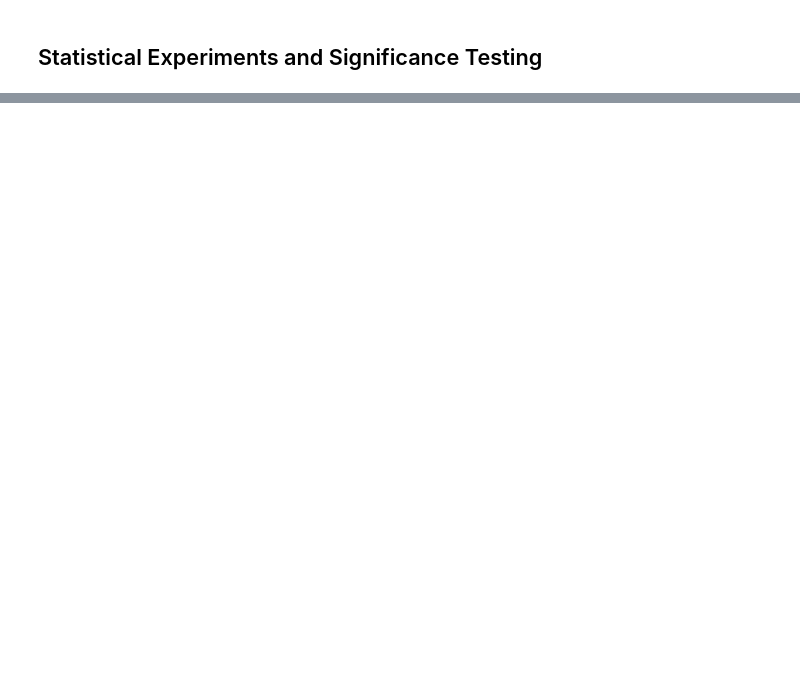
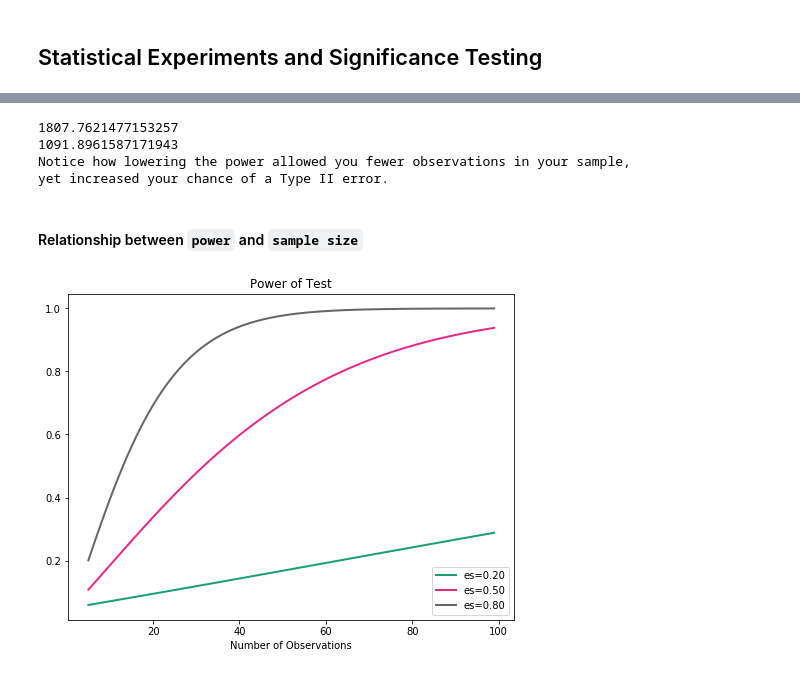
Before and after one commit to Nickwugp/prep_stats, a Jupyter notebook: stats.ipynb, the cells around one changed output, grey strips where cells are left out. Saved outputs shown, nothing was run; the diff lists cells and outputs as text; code cells hidden in the pictures; blank space fills up the shorter version.

```diff
--- a/stats.ipynb
+++ b/stats.ipynb
@@ -420,0 +640,46 @@ x| 	y| 	x| 	y| 	x| 	y| 	x| 	y
+# %%
+# Standardize the effect of a conversion rate increase from 20% to 25% success
+from statsmodels.stats.proportion import proportion_effectsize
+std_effect = proportion_effectsize(.2, .25)
+
+# 5% significance and 95% power
+from statsmodels.stats.power import  zt_ind_solve_power
+sample_size = zt_ind_solve_power(
+    effect_size=std_effect,
+    nobs1=None,
+    alpha=.05,
+    power=.95
+)
+print(sample_size)
+
+sample_size2 = zt_ind_solve_power(
+    effect_size=std_effect,
+    nobs1=None,
+    alpha=.05,
+    power=.8
+)
+print(sample_size2)
+
+''' \  continuation character(句末续行符) '''
+print("Notice how lowering the power allowed you fewer observations in your sample, \
+\nyet increased your chance of a Type II error.")
+# %% [output]
+1807.7621477153257
+1091.8961587171943
+Notice how lowering the power allowed you fewer observations in your sample,
+yet increased your chance of a Type II error.
+# %% [markdown]
+#### Relationship between `power` and `sample size`
+# %%
+sample_sizes = np.array(range(5, 100))
+effect_sizes = np.array([0.2, 0.5, 0.8])
+
+# Create results object for t-test analysis
+from statsmodels.stats.power import TTestIndPower
+results = TTestIndPower()
+
+# Plot the power analysis
+results.plot_power(dep_var='nobs', nobs=sample_sizes, effect_size=effect_sizes)
+plt.show()
+# %% [output]
+[figure, added]
```
Also changed, not shown: parts of 24 cells of this notebook, 7 other files.
